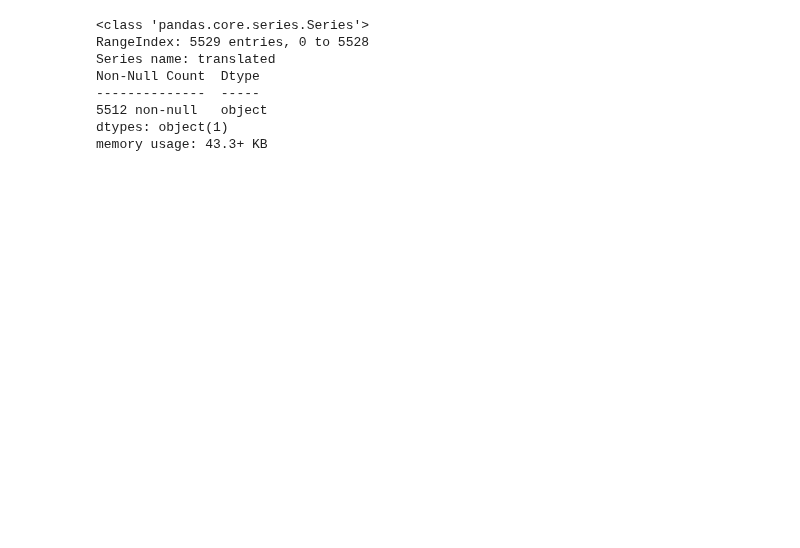
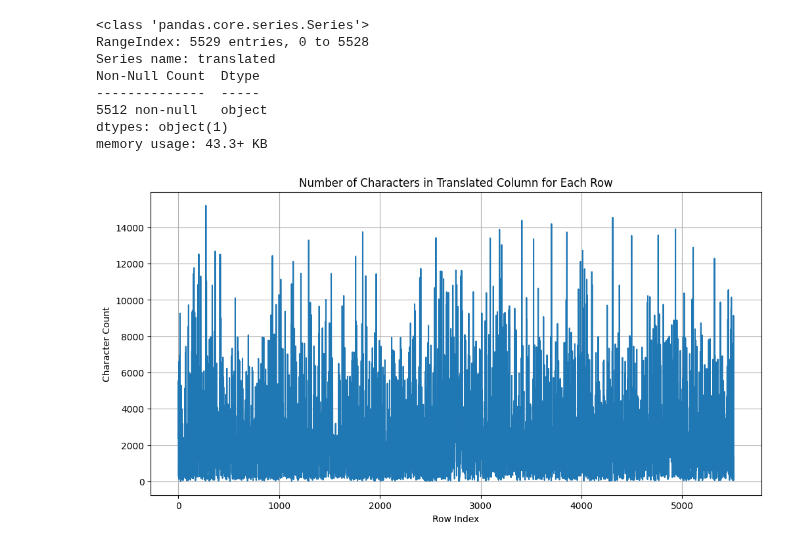
Before and after one commit to rockerritesh/maithili-news, a Jupyter notebook: main.ipynb, the cells around one changed output. Drawn from its saved outputs; the diff is of its cells as text; code cells hidden in the pictures; blank space fills up the shorter version.

```diff
--- a/main.ipynb
+++ b/main.ipynb
@@ -611,3 +635,19 @@ Non-Null Count  Dtype
 5512 non-null   object
 dtypes: object(1)
 memory usage: 43.3+ KB
+# %%
+# prompt: plot the number of charater for translated columns for each rows
+
+# Calculate the length of each string in the 'translated' column
+df['translated_char_count'] = df['translated'].str.len()
+
+# Plot the number of characters for the translated column for each row
+plt.figure(figsize=(12, 6))
+sns.lineplot(x=df.index, y=df['translated_char_count'])
+plt.title('Number of Characters in Translated Column for Each Row')
+plt.xlabel('Row Index')
+plt.ylabel('Character Count')
+plt.grid(True)
+plt.show()
+# %% [output]
+[figure, added]
```
Also changed, not shown: parts of 2 cells of this notebook.
